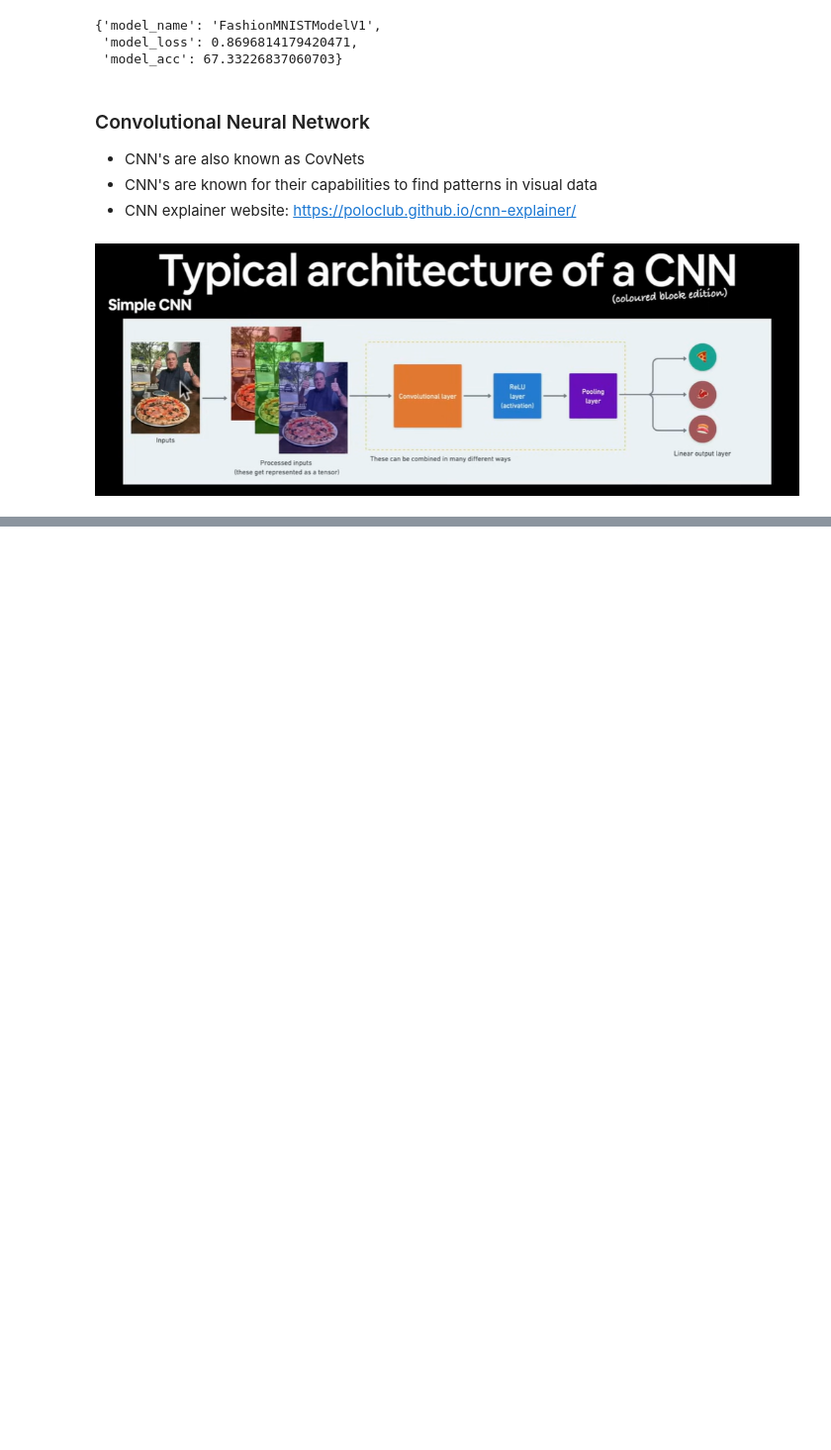
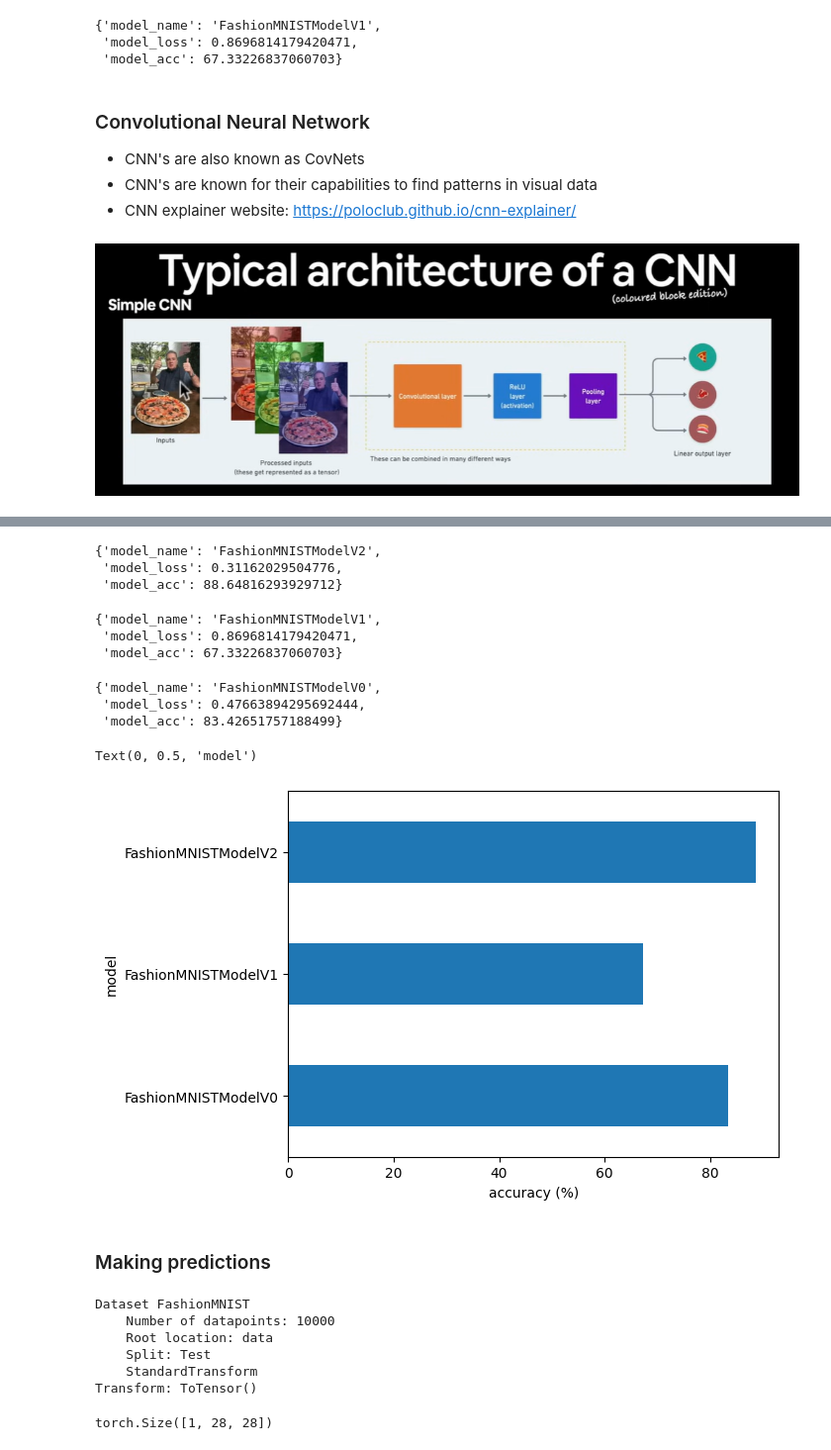
Before and after one commit to govardhan-06/practice-Notebooks, a Jupyter notebook: pytorch_computer_vision.ipynb, the cells around one changed output, grey strips where cells are left out. Shown at 99% size. Cells and saved outputs as stored; diff of their text form; code cells hidden in the pictures; blank space fills up the shorter version.

```diff
--- a/pytorch_computer_vision.ipynb
+++ b/pytorch_computer_vision.ipynb
@@ -666,0 +698,3 @@ class FashionMNISTModelV2(nn.Module):
+# %%
+torch.manual_seed(42)
+model_2=FashionMNISTModelV2(input_shape=1,hidden_units=10,output_shape=10)
@@ -666,0 +755,7 @@ class FashionMNISTModelV2(nn.Module):
+# %%
+#Setup loss and accuracy function
+from helper_functions import accuracy_fn
+
+loss_fn=nn.CrossEntropyLoss()
+optimizer=torch.optim.SGD(params=model_2.parameters(),lr=0.1)
+accuracy_fn=accuracy_fn
@@ -666,0 +809,38 @@ class FashionMNISTModelV2(nn.Module):
+# %%
+model_2_results=eval_model(model=model_2,
+                      data_loader=test_dataloader,
+                      loss_fn=loss_fn,
+                      accuracy_fn=accuracy_fn)
+model_2_results
+# %% [output]
+{'model_name': 'FashionMNISTModelV2',
+ 'model_loss': 0.31162029504776,
+ 'model_acc': 88.64816293929712}
+# %%
+model_1_results
+# %% [output]
+{'model_name': 'FashionMNISTModelV1',
+ 'model_loss': 0.8696814179420471,
+ 'model_acc': 67.33226837060703}
+# %%
+model_results
+# %% [output]
+{'model_name': 'FashionMNISTModelV0',
+ 'model_loss': 0.47663894295692444,
+ 'model_acc': 83.42651757188499}
+# %%
+#Visualize our model results
+import pandas as pd
+results = [model_results, model_1_results, model_2_results]
+
+# Create a DataFrame from the list
+compare_results = pd.DataFrame(results)
+
+compare_results.set_index('model_name')["model_acc"].plot(kind="barh")
+plt.xlabel("accuracy (%)")
+plt.ylabel("model")
+# %% [output]
+Text(0, 0.5, 'model')
+[figure, added]
+# %% [markdown]
+### Making predictions
@@ -666,0 +868,21 @@ class FashionMNISTModelV2(nn.Module):
+# %%
+test_set
+# %% [output]
+Dataset FashionMNIST
+    Number of datapoints: 10000
+    Root location: data
+    Split: Test
+    StandardTransform
+Transform: ToTensor()
+# %%
+import random
+random.seed(2)
+test_samples=[]
+test_labels=[]
+for sample,label in random.sample(list(test_set),k=64):
+  test_samples.append(sample)
+  test_labels.append(label)
+
+test_samples[0].shape
+# %% [output]
+torch.Size([1, 28, 28])
```
Also changed, not shown: parts of 25 cells of this notebook.
